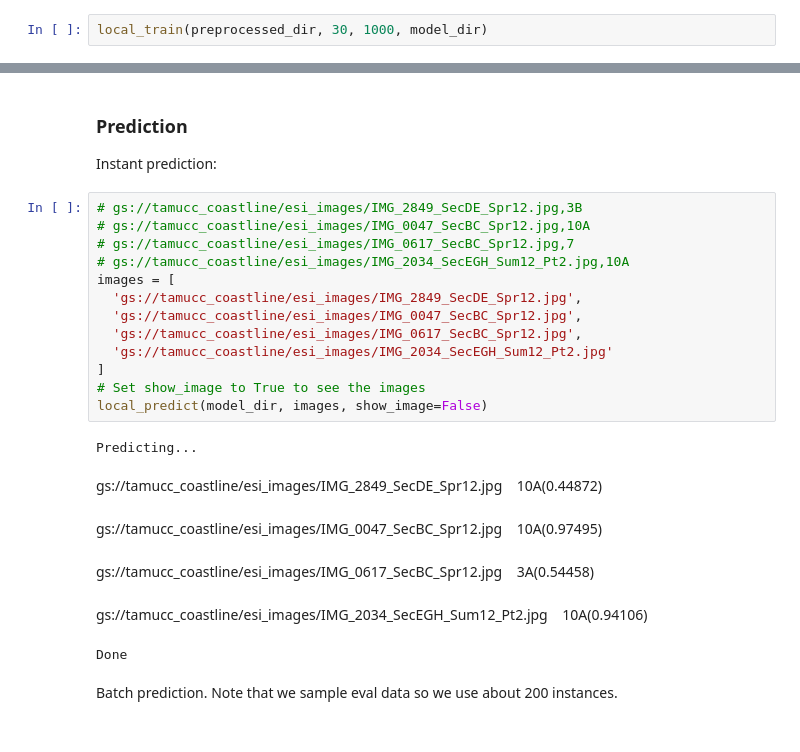
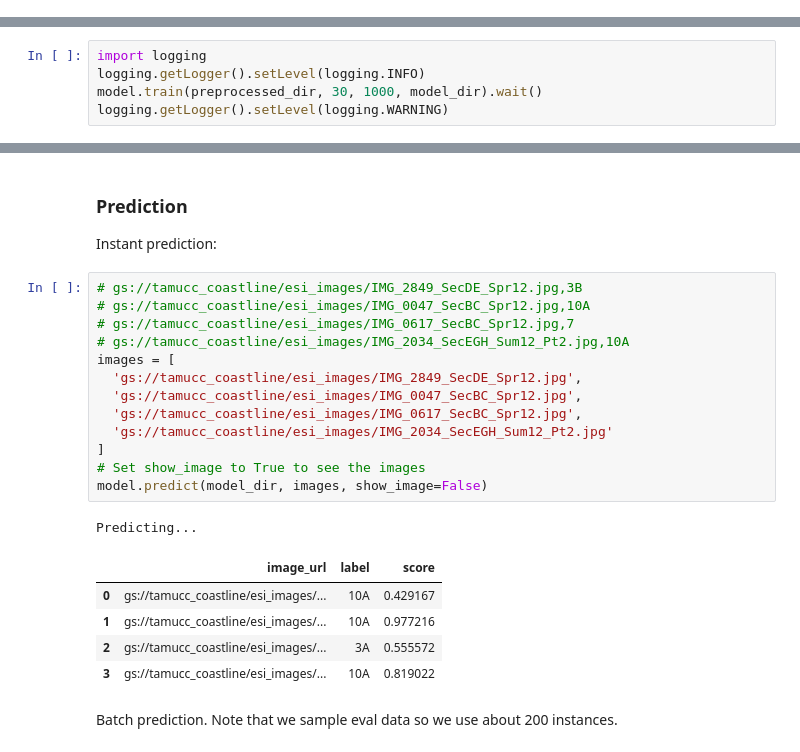
Before and after one commit to googledatalab/notebooks, a Jupyter notebook: tutorials/Machine Learning/image/coast/Local.ipynb, the cells around one changed output, grey strips where cells are left out. Cells and saved outputs as stored; diff of their text form.

```diff
--- a/tutorials/Machine Learning/image/coast/Local.ipynb
+++ b/tutorials/Machine Learning/image/coast/Local.ipynb
@@ -22,5 +18,3 @@ Done
 ### Train
 
 To get help of a certain method, run 'mymethod??' and on the right side you will see the method signature. For example, run 'local_train??'.
-# %%
-local_train(preprocessed_dir, 30, 1000, model_dir)
@@ -52,0 +21,5 @@ Done
+# %%
+import logging
+logging.getLogger().setLevel(logging.INFO)
+model.train(preprocessed_dir, 30, 1000, model_dir).wait()
+logging.getLogger().setLevel(logging.WARNING)
@@ -90,23 +79,23 @@ Instant prediction:
 # %%
 # gs://tamucc_coastline/esi_images/IMG_2849_SecDE_Spr12.jpg,3B
 # gs://tamucc_coastline/esi_images/IMG_0047_SecBC_Spr12.jpg,10A
 # gs://tamucc_coastline/esi_images/IMG_0617_SecBC_Spr12.jpg,7
 # gs://tamucc_coastline/esi_images/IMG_2034_SecEGH_Sum12_Pt2.jpg,10A
 images = [
   'gs://tamucc_coastline/esi_images/IMG_2849_SecDE_Spr12.jpg',
   'gs://tamucc_coastline/esi_images/IMG_0047_SecBC_Spr12.jpg',
   'gs://tamucc_coastline/esi_images/IMG_0617_SecBC_Spr12.jpg',
   'gs://tamucc_coastline/esi_images/IMG_2034_SecEGH_Sum12_Pt2.jpg'
 ]
 # Set show_image to True to see the images
-local_predict(model_dir, images, show_image=False)
+model.predict(model_dir, images, show_image=False)
 # %% [output]
 Predicting...
-gs://tamucc_coastline/esi_images/IMG_2849_SecDE_Spr12.jpg 10A(0.44872)
-gs://tamucc_coastline/esi_images/IMG_0047_SecBC_Spr12.jpg 10A(0.97495)
-gs://tamucc_coastline/esi_images/IMG_0617_SecBC_Spr12.jpg 3A(0.54458)
-gs://tamucc_coastline/esi_images/IMG_2034_SecEGH_Sum12_Pt2.jpg 10A(0.94106)
-Done
+|  | image_url | label | score |
+| 0 | gs://tamucc_coastline/esi_images/... | 10A | 0.429167 |
+| 1 | gs://tamucc_coastline/esi_images/... | 10A | 0.977216 |
+| 2 | gs://tamucc_coastline/esi_images/... | 3A | 0.555572 |
+| 3 | gs://tamucc_coastline/esi_images/... | 10A | 0.819022 |
 # %% [markdown]
 Batch prediction. Note that we sample eval data so we use about 200 instances.
 # %%
```
Also changed, not shown: parts of 5 cells of this notebook, 3 other files.
